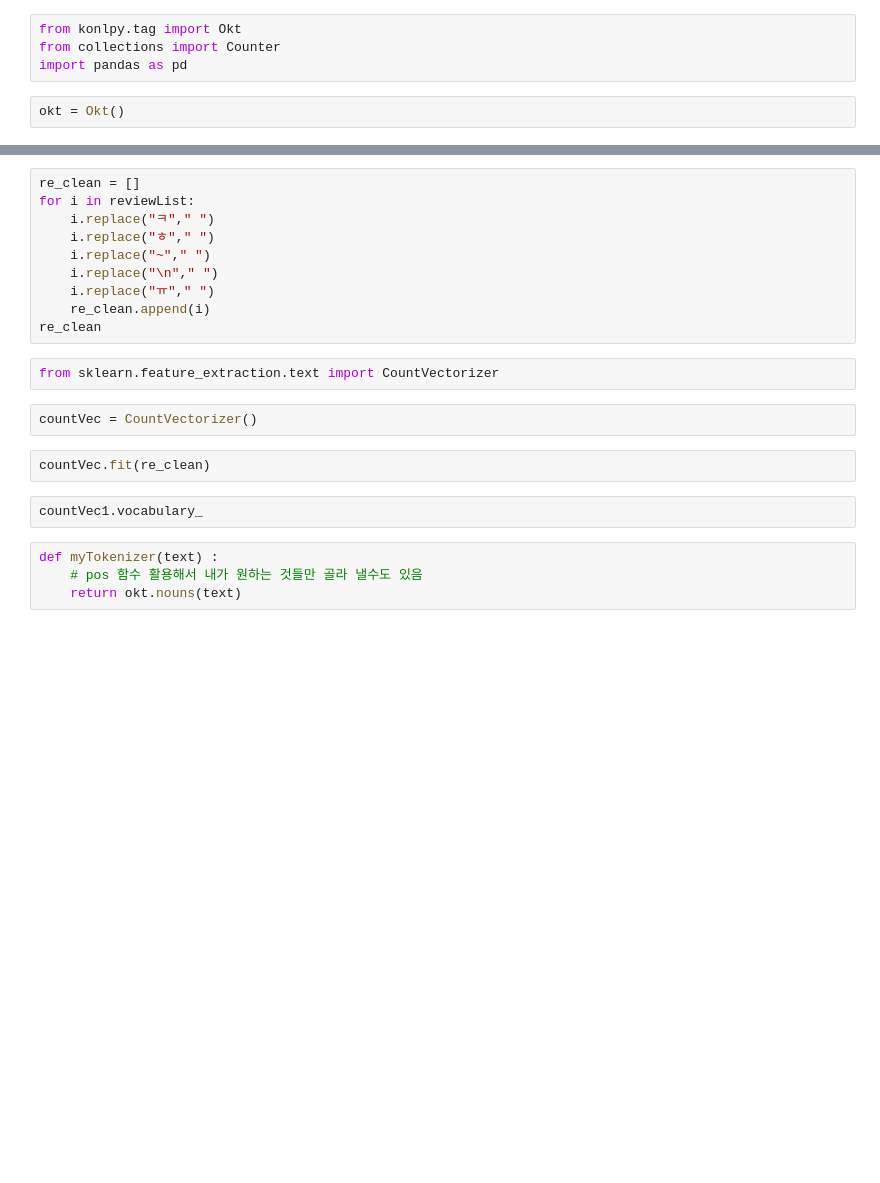
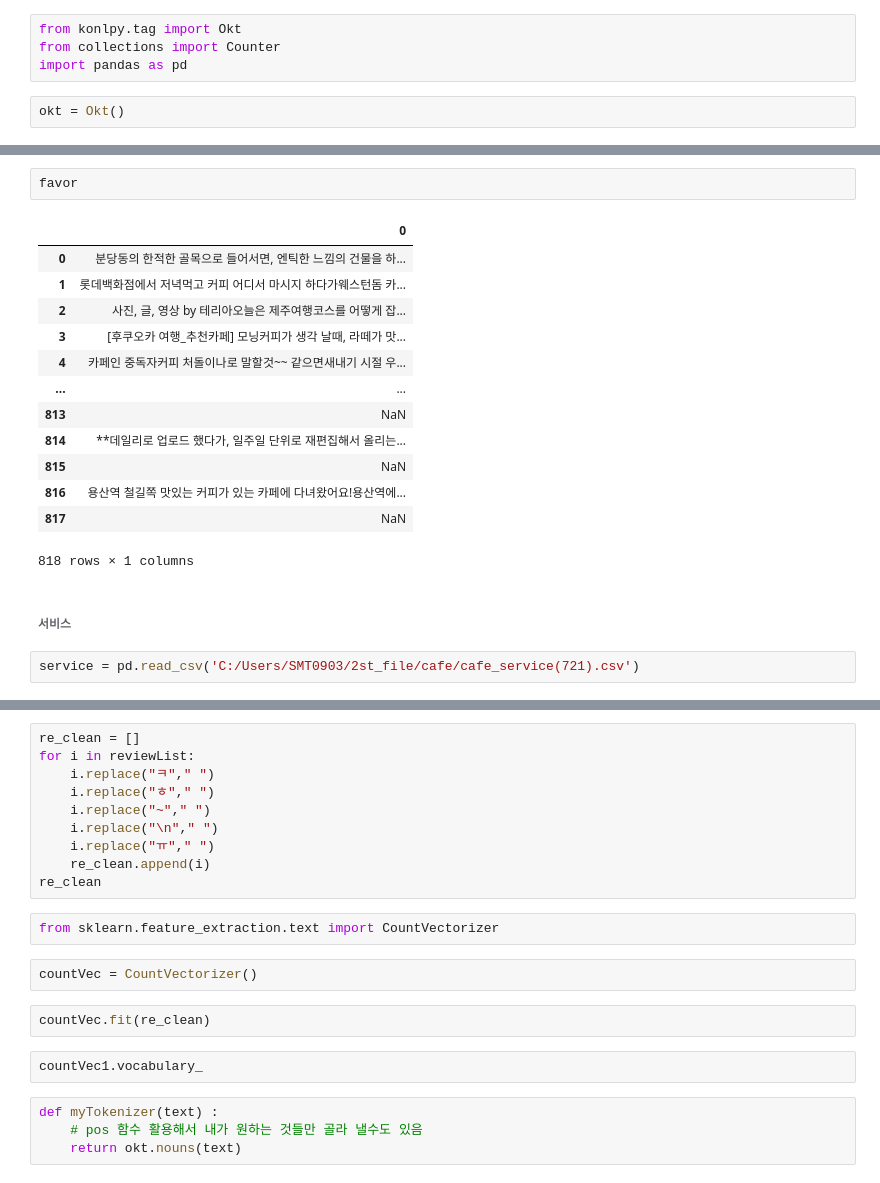
Before and after one commit to jisungJoo/2stProject_meetAtCenter, a Jupyter notebook: 클랜징 코드.ipynb, the cells around one changed output, grey strips where cells are left out. Drawn from its saved outputs; the diff is of its cells as text; blank space fills up the shorter version.

```diff
--- a/클랜징 코드.ipynb
+++ b/클랜징 코드.ipynb
@@ -8,0 +74,20 @@ pd.read
+# %%
+favor
+# %% [output]
+|  | 0 |
+| 0 | 분당동의 한적한 골목으로 들어서면, 엔틱한 느낌의 건물을 하... |
+| 1 | 롯데백화점에서 저녁먹고 커피 어디서 마시지 하다가웨스턴돔 카... |
+| 2 | 사진, 글, 영상 by 테리아오늘은 제주여행코스를 어떻게 잡... |
+| 3 | [후쿠오카 여행_추천카페] 모닝커피가 생각 날때, 라떼가 맛... |
+| 4 | 카페인 중독자커피 처돌이나로 말할것~~ 같으면새내기 시절 우... |
+| ... | ... |
+| 813 | NaN |
+| 814 | **데일리로 업로드 했다가, 일주일 단위로 재편집해서 올리는... |
+| 815 | NaN |
+| 816 | 용산역 철길쪽 맛있는 커피가 있는 카페에 다녀왔어요!용산역에... |
+| 817 | NaN |
+818 rows × 1 columns
+# %% [markdown]
+###### 서비스
+# %%
+service = pd.read_csv('C:/Users/SMT0903/2st_file/cafe/cafe_service(721).csv')
```
Also changed, not shown: parts of 30 cells of this notebook.
